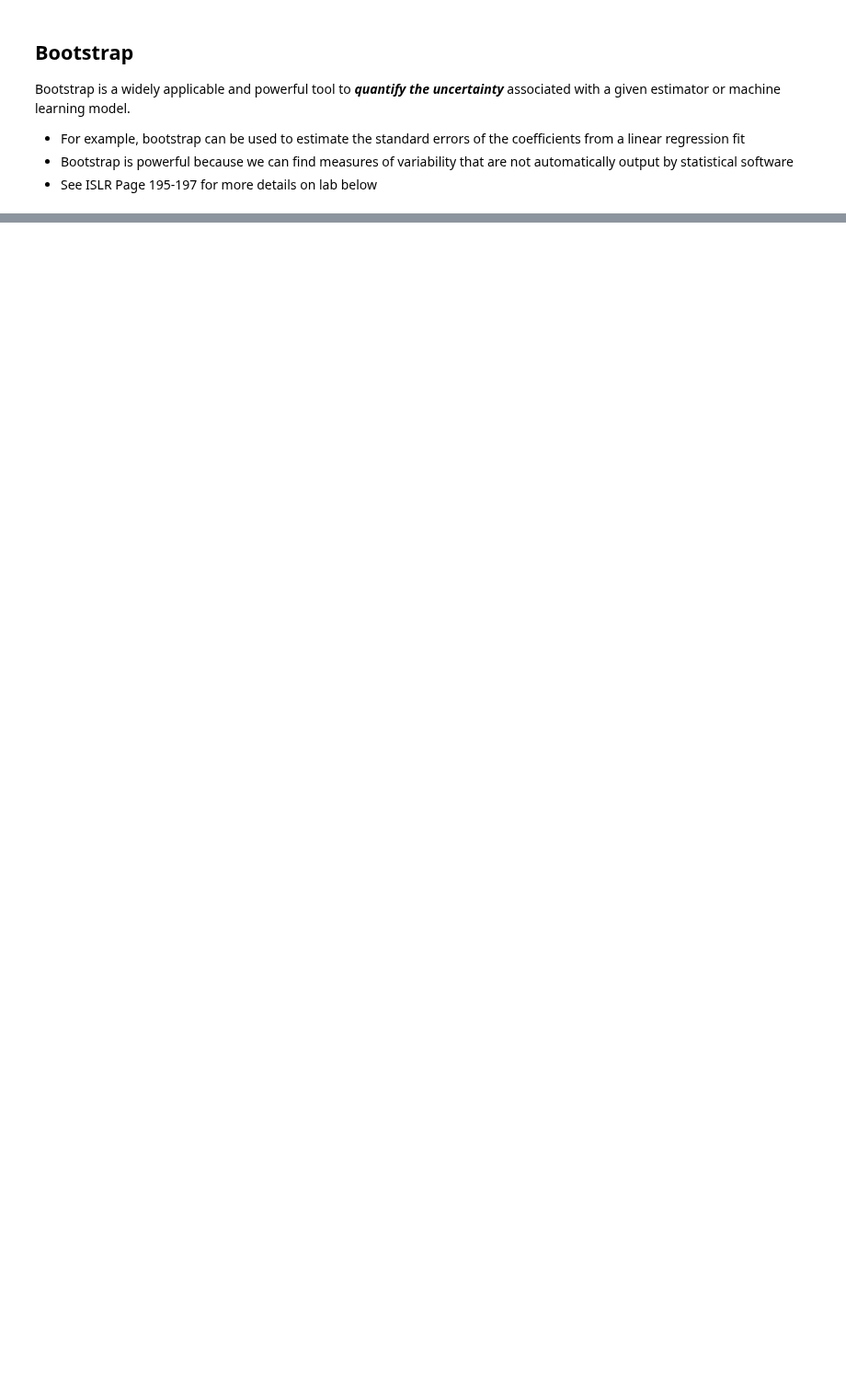
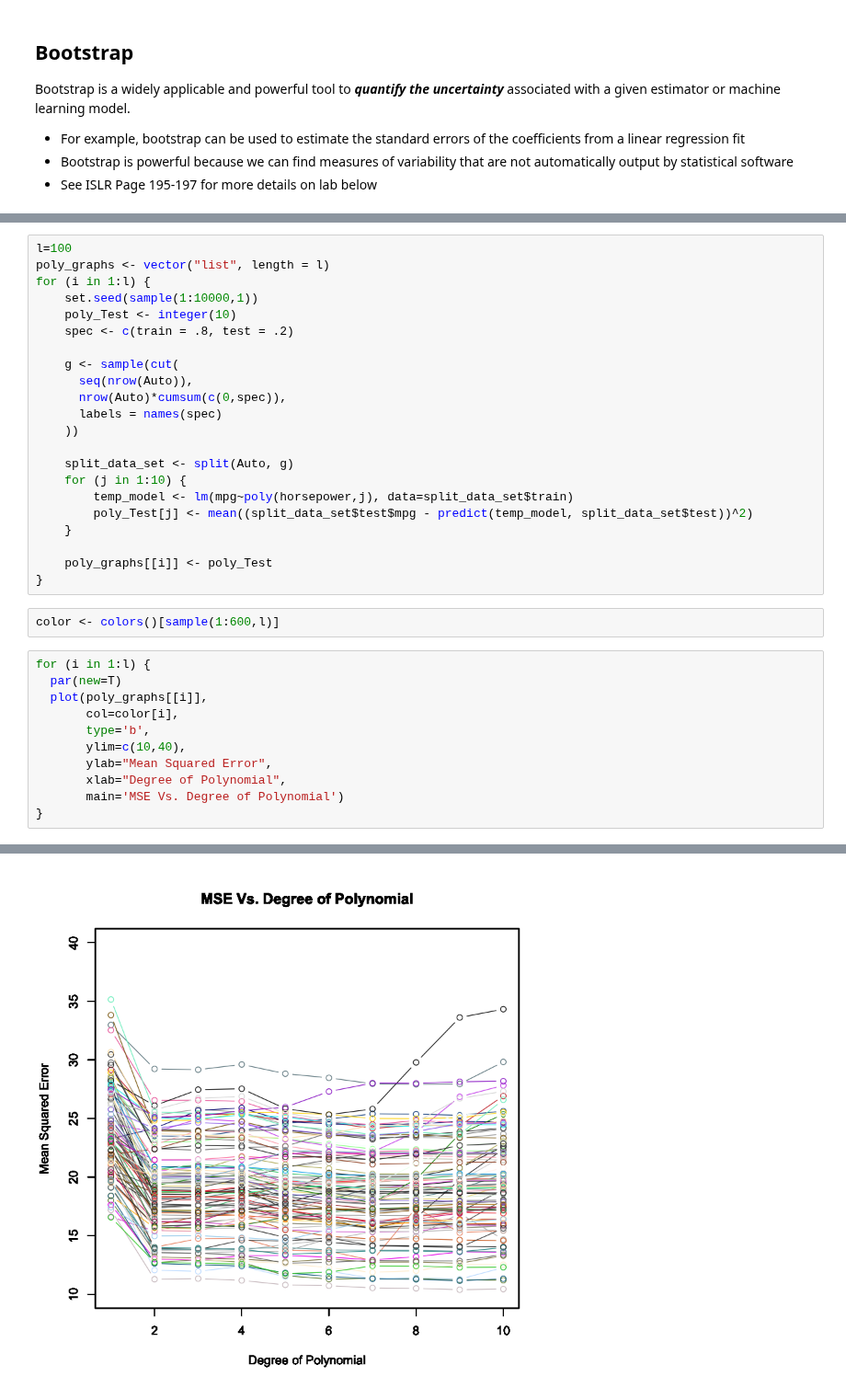
Before and after one commit to tjefferies/Masters, a Jupyter notebook: Resampling Methods.ipynb, the cells around one changed output, grey strips where cells are left out. Shown at 92% size. Saved outputs shown, nothing was run; the diff lists cells and outputs as text; blank space fills up the shorter version.

```diff
--- a/Resampling Methods.ipynb
+++ b/Resampling Methods.ipynb
@@ -259,0 +444,36 @@ Bootstrap is a widely applicable and powerful tool to ***quantify the uncertaint
+# %%
+l=100
+poly_graphs <- vector("list", length = l)
+for (i in 1:l) {
+    set.seed(sample(1:10000,1))
+    poly_Test <- integer(10)
+    spec <- c(train = .8, test = .2)
+
+    g <- sample(cut(
+      seq(nrow(Auto)),
+      nrow(Auto)*cumsum(c(0,spec)),
+      labels = names(spec)
+    ))
+
+    split_data_set <- split(Auto, g)
+    for (j in 1:10) {
+        temp_model <- lm(mpg~poly(horsepower,j), data=split_data_set$train)
+        poly_Test[j] <- mean((split_data_set$test$mpg - predict(temp_model, split_data_set$test))^2)
+    }
+
+    poly_graphs[[i]] <- poly_Test
+}
+# %%
+color <- colors()[sample(1:600,l)]
+# %%
+for (i in 1:l) {
+  par(new=T)
+  plot(poly_graphs[[i]],
+       col=color[i],
+       type='b',
+       ylim=c(10,40),
+       ylab="Mean Squared Error",
+       xlab="Degree of Polynomial",
+       main='MSE Vs. Degree of Polynomial')
+}
+# %% [output]
@@ -259,0 +482 @@ Bootstrap is a widely applicable and powerful tool to ***quantify the uncertaint
+[figure, added]
```
Also changed, not shown: parts of 46 cells of this notebook.
